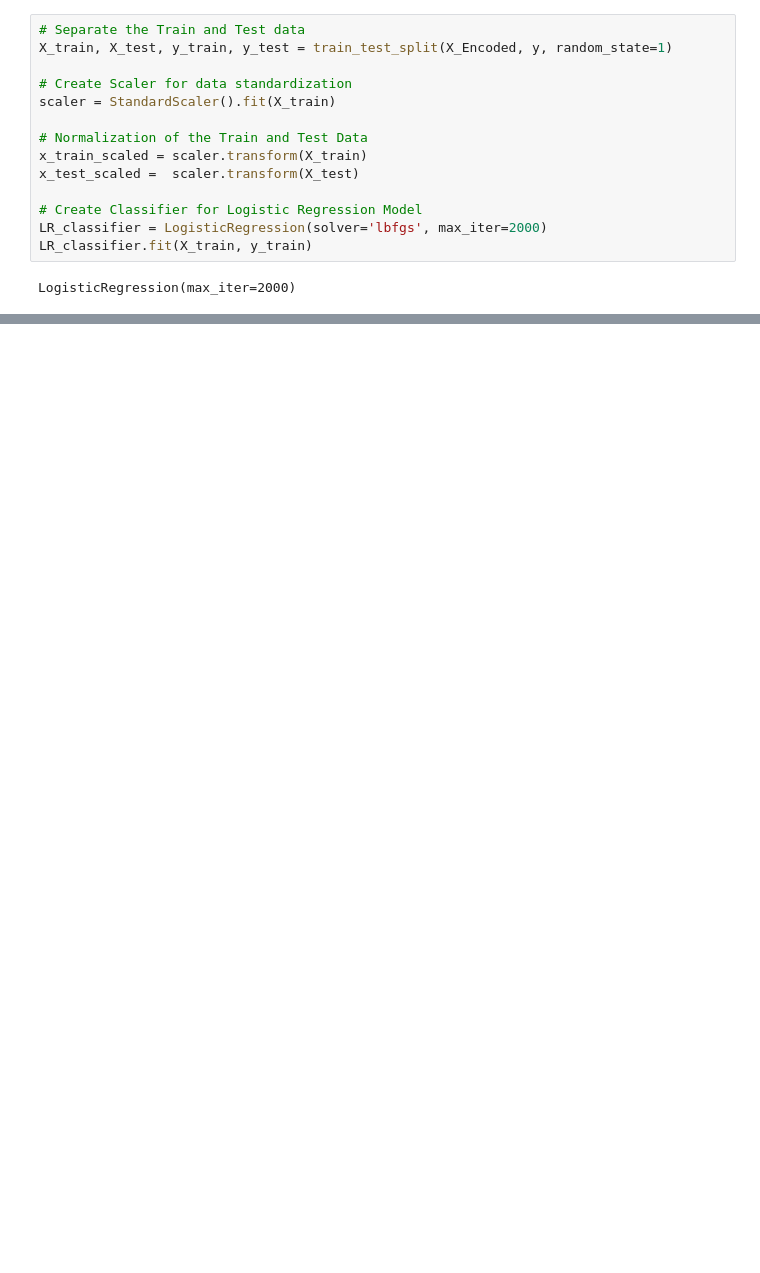
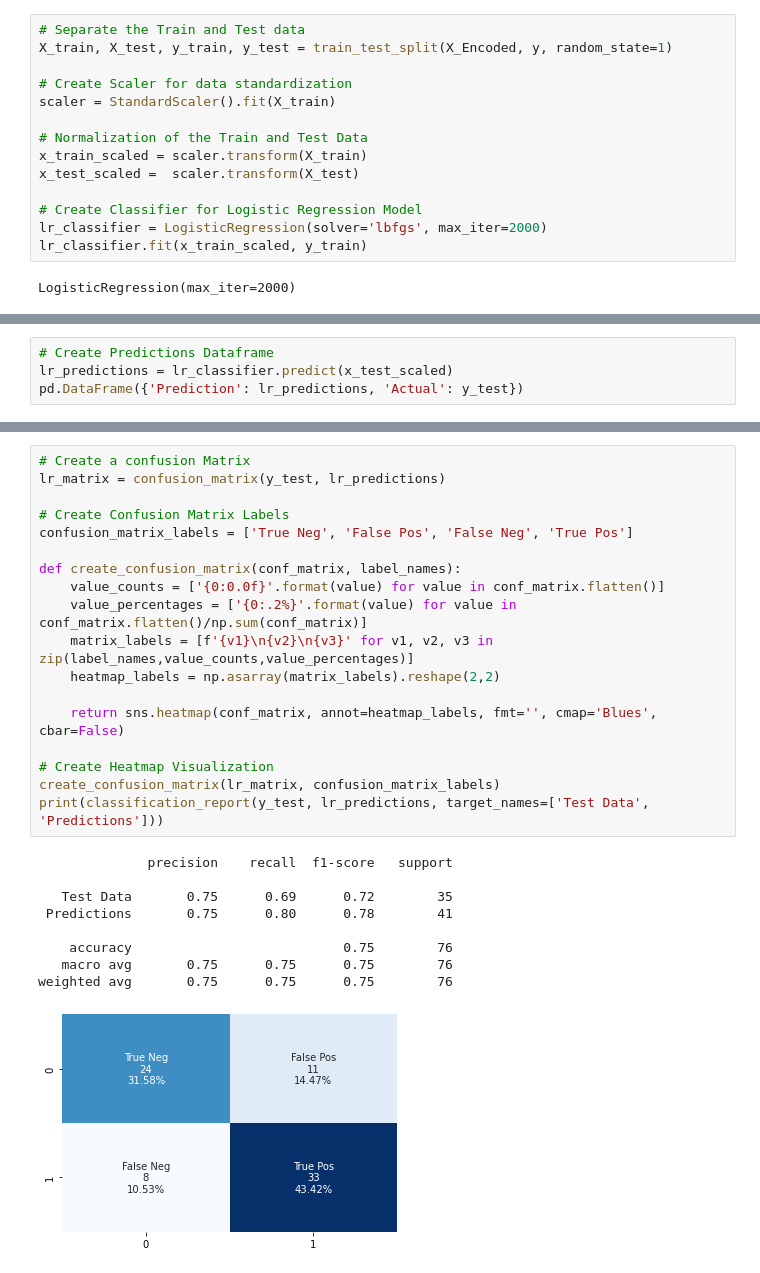
Before and after one commit to MissKateD/project_2, a Jupyter notebook: heart_disease.ipynb, the cells around one changed output, grey strips where cells are left out. Cells and saved outputs as stored; diff of their text form; blank space fills up the shorter version.

```diff
--- a/heart_disease.ipynb
+++ b/heart_disease.ipynb
@@ -147,8 +148,8 @@ x_train_scaled = scaler.transform(X_train)
 x_test_scaled =  scaler.transform(X_test)
 
 # Create Classifier for Logistic Regression Model
-LR_classifier = LogisticRegression(solver='lbfgs', max_iter=2000)
-LR_classifier.fit(X_train, y_train)
+lr_classifier = LogisticRegression(solver='lbfgs', max_iter=2000)
+lr_classifier.fit(x_train_scaled, y_train)
 # %% [output]
 LogisticRegression(max_iter=2000)
 # %%
@@ -160,0 +162,4 @@ Testing Data Score: 0.7763157894736842
+# %%
+# Create Predictions Dataframe
+lr_predictions = lr_classifier.predict(x_test_scaled)
+pd.DataFrame({'Prediction': lr_predictions, 'Actual': y_test})
@@ -160,0 +180,28 @@ Testing Data Score: 0.7763157894736842
+# %%
+# Create a confusion Matrix
+lr_matrix = confusion_matrix(y_test, lr_predictions)
+
+# Create Confusion Matrix Labels
+confusion_matrix_labels = ['True Neg', 'False Pos', 'False Neg', 'True Pos']
+
+def create_confusion_matrix(conf_matrix, label_names):
+	value_counts = ['{0:0.0f}'.format(value) for value in conf_matrix.flatten()]
+	value_percentages = ['{0:.2%}'.format(value) for value in conf_matrix.flatten()/np.sum(conf_matrix)]
+	matrix_labels = [f'{v1}\n{v2}\n{v3}' for v1, v2, v3 in zip(label_names,value_counts,value_percentages)]
+	heatmap_labels = np.asarray(matrix_labels).reshape(2,2)
+
+	return sns.heatmap(conf_matrix, annot=heatmap_labels, fmt='', cmap='Blues', cbar=False)
+
+# Create Heatmap Visualization
+create_confusion_matrix(lr_matrix, confusion_matrix_labels)
+print(classification_report(y_test, lr_predictions, target_names=['Test Data', 'Predictions']))
+# %% [output]
+              precision    recall  f1-score   support
+
+   Test Data       0.75      0.69      0.72        35
+ Predictions       0.75      0.80      0.78        41
+
+    accuracy                           0.75        76
+   macro avg       0.75      0.75      0.75        76
+weighted avg       0.75      0.75      0.75        76
+[figure, added]
```
Also changed, not shown: parts of 15 cells of this notebook.
